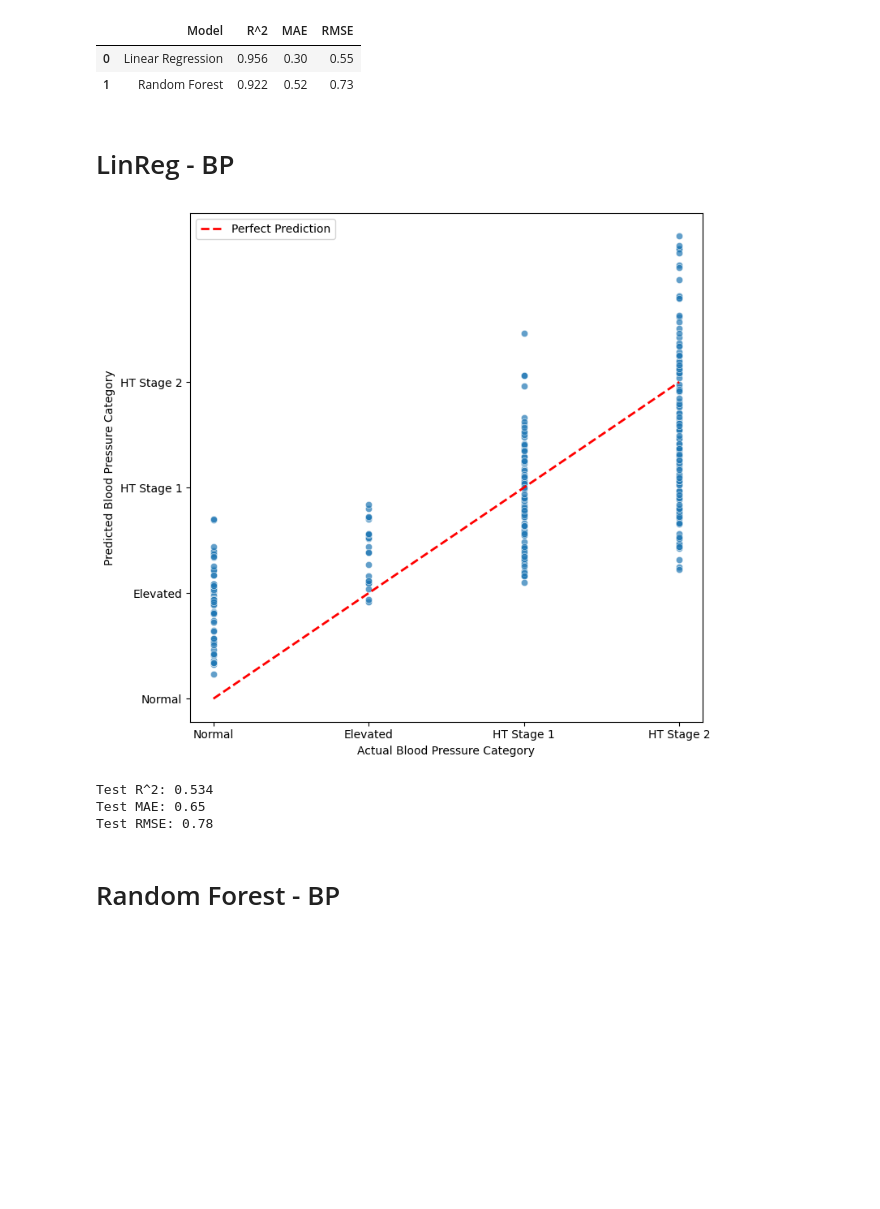
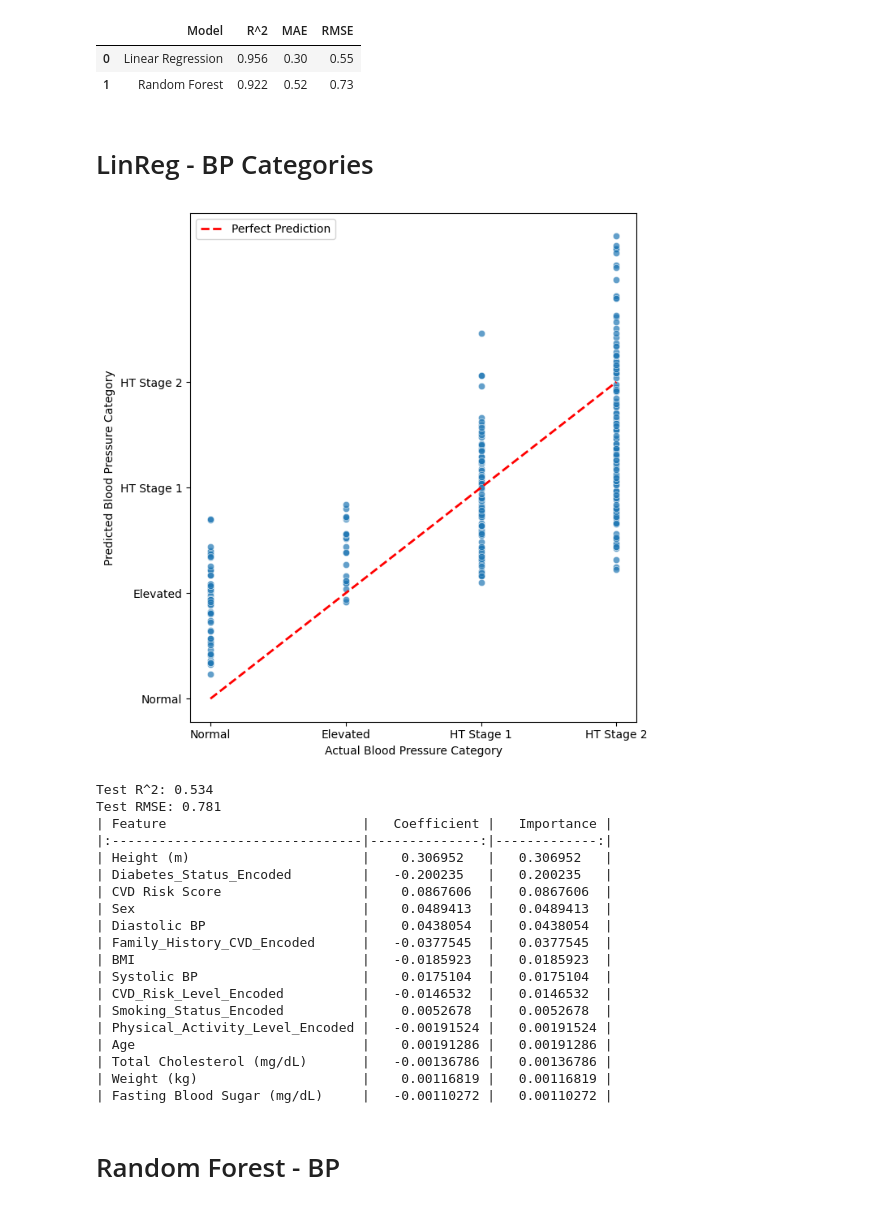
Before and after one commit to DS3001-Group-P/Final-Project, a Jupyter notebook: milestone3.ipynb, the cells around one changed output. Saved outputs shown, nothing was run; the diff lists cells and outputs as text; code cells hidden in the pictures; blank space fills up the shorter version.

```diff
--- a/milestone3.ipynb
+++ b/milestone3.ipynb
@@ -340,65 +346,93 @@ Model Evaluation Comparison Table:
 | 0 | Linear Regression | 0.956 | 0.30 | 0.55 |
 | 1 | Random Forest | 0.922 | 0.52 | 0.73 |
 # %% [markdown]
-# LinReg - BP
+# LinReg - BP Categories
 # %%
 import sklearn as sk
 from sklearn.model_selection import train_test_split
 from sklearn.linear_model import LinearRegression
-from sklearn.metrics import r2_score, mean_absolute_error, mean_squared_error
+from sklearn.metrics import r2_score, mean_squared_error
 import matplotlib.pyplot as plt
 import seaborn as sns
+import numpy as np
 
 # Target variable
 y = model_data['BP_Category_Label']
 
 # drop the target variable
 X = model_data.drop(columns=['BP_Category_Label'])
 
-
+# Train-test split
 X_train, X_test, y_train, y_test = train_test_split(
     X, y, test_size=0.2, random_state=42
 )
 
+# Linear Regression
 reg = LinearRegression()
 reg.fit(X_train, y_train)
 
 # prediction
 y_pred = reg.predict(X_test)
 
-
 # Plot
 plt.figure(figsize=(7,7))
 sns.scatterplot(x=y_test, y=y_pred, alpha=0.7)
-plt.plot([y_test.min(), y_test.max()],
-         [y_test.min(), y_test.max()],
-         'r--', lw=2, label='Perfect Prediction')
+plt.plot(
+    [y_test.min(), y_test.max()],
+    [y_test.min(), y_test.max()],
+    'r--', lw=2, label='Perfect Prediction'
+)
 plt.xlabel("Actual Blood Pressure Category")
 plt.ylabel("Predicted Blood Pressure Category")
-plt.legend()
-plt.tight_layout()
+
 category_labels = ["Normal", "Elevated", "HT Stage 1", "HT Stage 2"]
 int_ticks = np.arange(0, 4)
 plt.xticks(int_ticks, category_labels)
 plt.yticks(int_ticks, category_labels)
-int_ticks = np.arange(0, 4)
+
+plt.legend()
+plt.tight_layout()
 plt.show()
-
-
 
 # evaluation
 r2 = r2_score(y_test, y_pred)
-mae = mean_absolute_error(y_test, y_pred)
-mse = mean_squared_error(y_test, y_pred)
 rmse = np.sqrt(mse)
+
 print(f"Test R^2: {r2:.3f}")
-print(f"Test MAE: {mae:.2f}")
-print(f"Test RMSE: {rmse:.2f}")
+print(f"Test RMSE: {rmse:.3f}")
+
+# Feature Importance
+coefficients = reg.coef_
+features = X_train.columns
+
+fi_df = pd.DataFrame({
+    'Feature': features,
+    'Coefficient': coefficients,
+    'Importance': abs(coefficients)
+}).sort_values('Importance', ascending=False)
+
+print(fi_df.to_markdown(index=False))
 # %% [output]
-[figure, old version]
+[figure, new version]
 Test R^2: 0.534
-Test MAE: 0.65
-Test RMSE: 0.78
+Test RMSE: 0.781
+| Feature                         |   Coefficient |   Importance |
+|:--------------------------------|--------------:|-------------:|
+| Height (m)                      |    0.306952   |   0.306952   |
+| Diabetes_Status_Encoded         |   -0.200235   |   0.200235   |
+| CVD Risk Score                  |    0.0867606  |   0.0867606  |
+| Sex                             |    0.0489413  |   0.0489413  |
+| Diastolic BP                    |    0.0438054  |   0.0438054  |
+| Family_History_CVD_Encoded      |   -0.0377545  |   0.0377545  |
+| BMI                             |   -0.0185923  |   0.0185923  |
+| Systolic BP                     |    0.0175104  |   0.0175104  |
+| CVD_Risk_Level_Encoded          |   -0.0146532  |   0.0146532  |
+| Smoking_Status_Encoded          |    0.0052678  |   0.0052678  |
+| Physical_Activity_Level_Encoded |   -0.00191524 |   0.00191524 |
+| Age                             |    0.00191286 |   0.00191286 |
+| Total Cholesterol (mg/dL)       |   -0.00136786 |   0.00136786 |
+| Weight (kg)                     |    0.00116819 |   0.00116819 |
+| Fasting Blood Sugar (mg/dL)     |   -0.00110272 |   0.00110272 |
 # %% [markdown]
 # Random Forest - BP
 # %%
```
Also changed, not shown: parts of 5 cells of this notebook.
